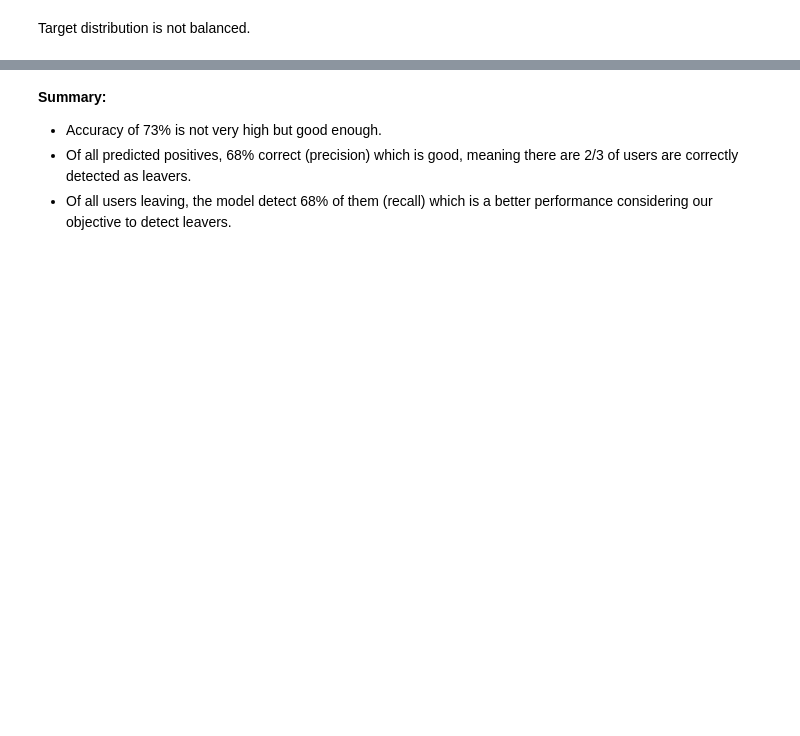
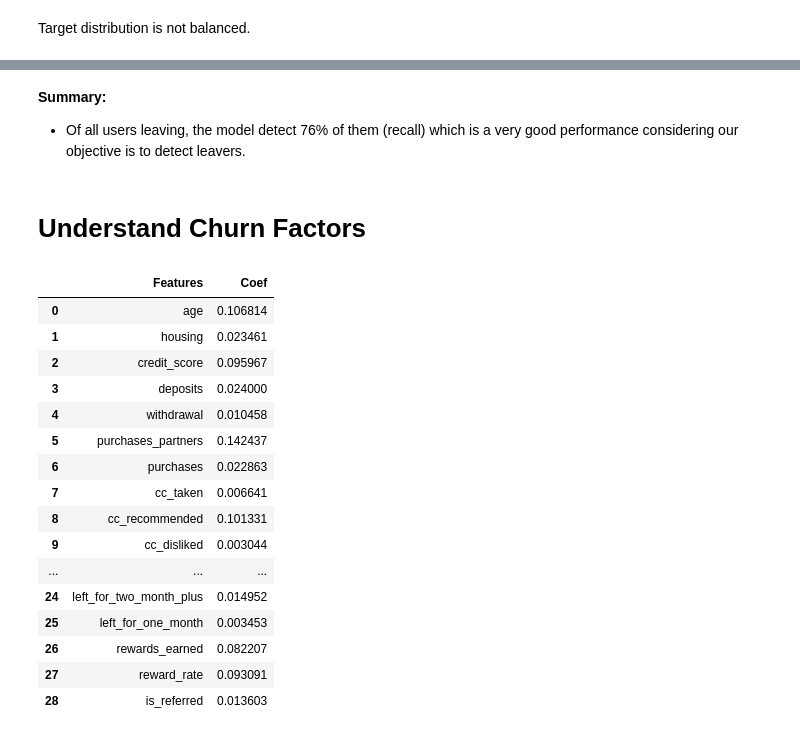
Before and after one commit to nityansuman/machine-learning-porch, a Jupyter notebook: analytics/churn-prediction-through-usage-analysis.ipynb, the cells around one changed output, grey strips where cells are left out. Drawn from its saved outputs; the diff is of its cells as text; code cells hidden in the pictures; blank space fills up the shorter version.

```diff
--- a/analytics/churn-prediction-through-usage-analysis.ipynb
+++ b/analytics/churn-prediction-through-usage-analysis.ipynb
@@ -388,6 +397,32 @@ plt.show()
 # %% [markdown]
 **Summary:**
 
-- Accuracy of 73% is not very high but good enough.
-- Of all predicted positives, 68% correct (precision) which is good, meaning there are 2/3 of users are correctly detected as leavers.
-- Of all users leaving, the model detect 68% of them (recall) which is a better performance considering our objective to detect leavers.
+- Of all users leaving, the model detect 76% of them (recall) which is a very good performance considering our objective is to detect leavers.
+# %% [markdown]
+# Understand Churn Factors
+# %%
+# Analyzing Coefficients
+features_df = pd.concat([
+    pd.DataFrame(dataset.columns.drop(["user", "churn"]), columns=["Features"]),
+    pd.DataFrame(np.transpose(rf_classifier.feature_importances_),columns = ["Coef"])],
+    axis = 1)
+
+features_df
+# %% [output]
+|  | Features | Coef |
+| 0 | age | 0.106814 |
+| 1 | housing | 0.023461 |
+| 2 | credit_score | 0.095967 |
+| 3 | deposits | 0.024000 |
+| 4 | withdrawal | 0.010458 |
+| 5 | purchases_partners | 0.142437 |
+| 6 | purchases | 0.022863 |
+| 7 | cc_taken | 0.006641 |
+| 8 | cc_recommended | 0.101331 |
+| 9 | cc_disliked | 0.003044 |
+| ... | ... | ... |
+| 24 | left_for_two_month_plus | 0.014952 |
+| 25 | left_for_one_month | 0.003453 |
+| 26 | rewards_earned | 0.082207 |
+| 27 | reward_rate | 0.093091 |
+| 28 | is_referred | 0.013603 |
```
Also changed, not shown: parts of 27 cells of this notebook.
